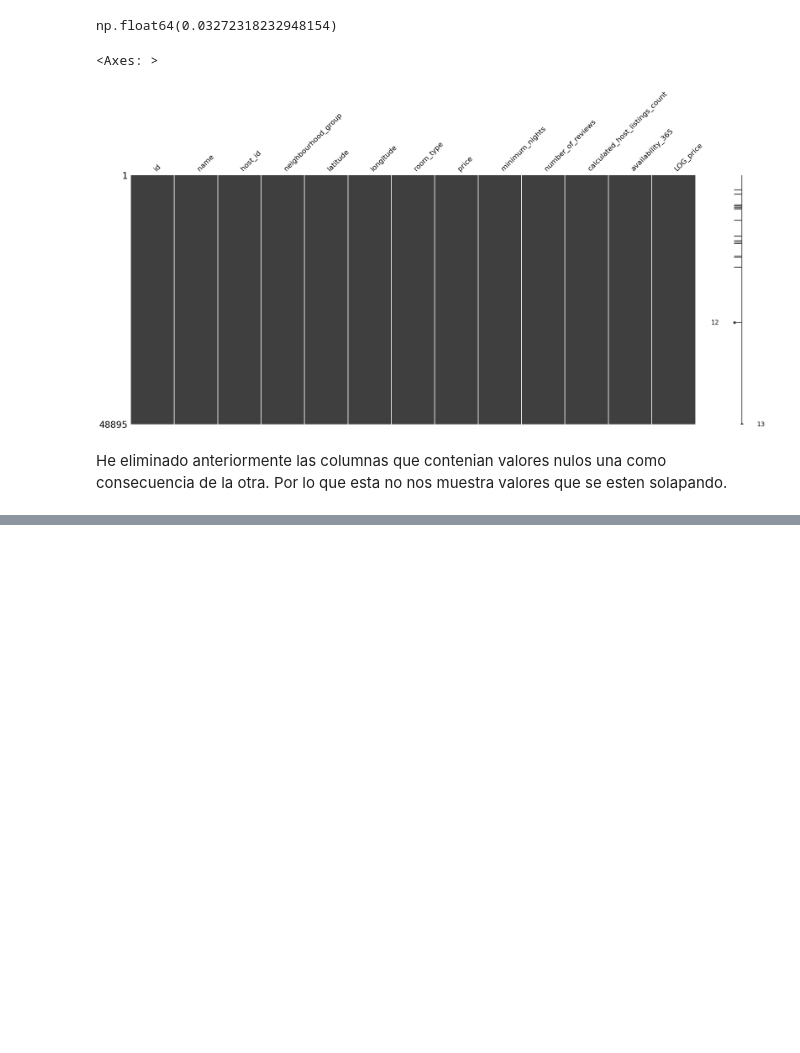
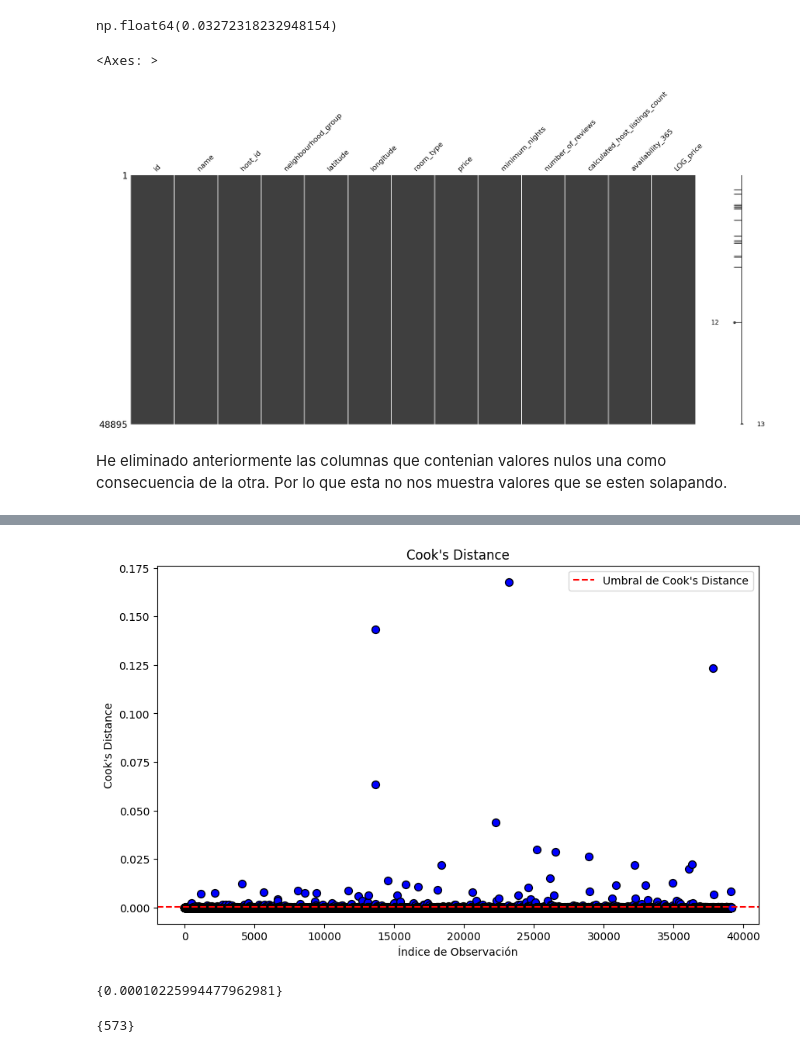
Before and after one commit to 4GeeksAcademy/Jmrs18--EDA-, a Jupyter notebook: src/explore.ipynb, the cells around one changed output, grey strips where cells are left out. Drawn from its saved outputs; the diff is of its cells as text; code cells hidden in the pictures; blank space fills up the shorter version.

```diff
--- a/src/explore.ipynb
+++ b/src/explore.ipynb
@@ -235,0 +273,6 @@ Eliminamos 'NAME' dado que no nos interesa la descripcion que figura en la publi
+# %%
+x_train_const = sm.add_constant(x_train)
+
+model = sm.OLS(y_train, x_train_const).fit()
+
+print(model.summary())
@@ -235,0 +297,24 @@ Eliminamos 'NAME' dado que no nos interesa la descripcion que figura en la publi
+# %%
+influencia = model.get_influence()
+cooks_distance = influencia.cooks_distance[0]
+
+plt.figure(figsize=(10, 6))
+plt.scatter(np.arange(len(cooks_distance)), cooks_distance, c='blue', s=50, edgecolor='black')
+plt.axhline(y=4 / len(cooks_distance), color='red', linestyle='--', label='Umbral de Cook\'s Distance')
+plt.title('Cook\'s Distance')
+plt.xlabel('Índice de Observación')
+plt.ylabel('Cook\'s Distance')
+plt.legend()
+plt.show()
+# %% [output]
+[figure, added]
+# %%
+pto_influencia = 4 / len(x_train)
+print({pto_influencia})
+# %% [output]
+{0.00010225994477962981}
+# %%
+idx_influencia = np.where(cooks_distance > pto_influencia)[0]
+print ({len(idx_influencia)})
+# %% [output]
+{573}
```
Also changed, not shown: parts of 12 cells of this notebook.
